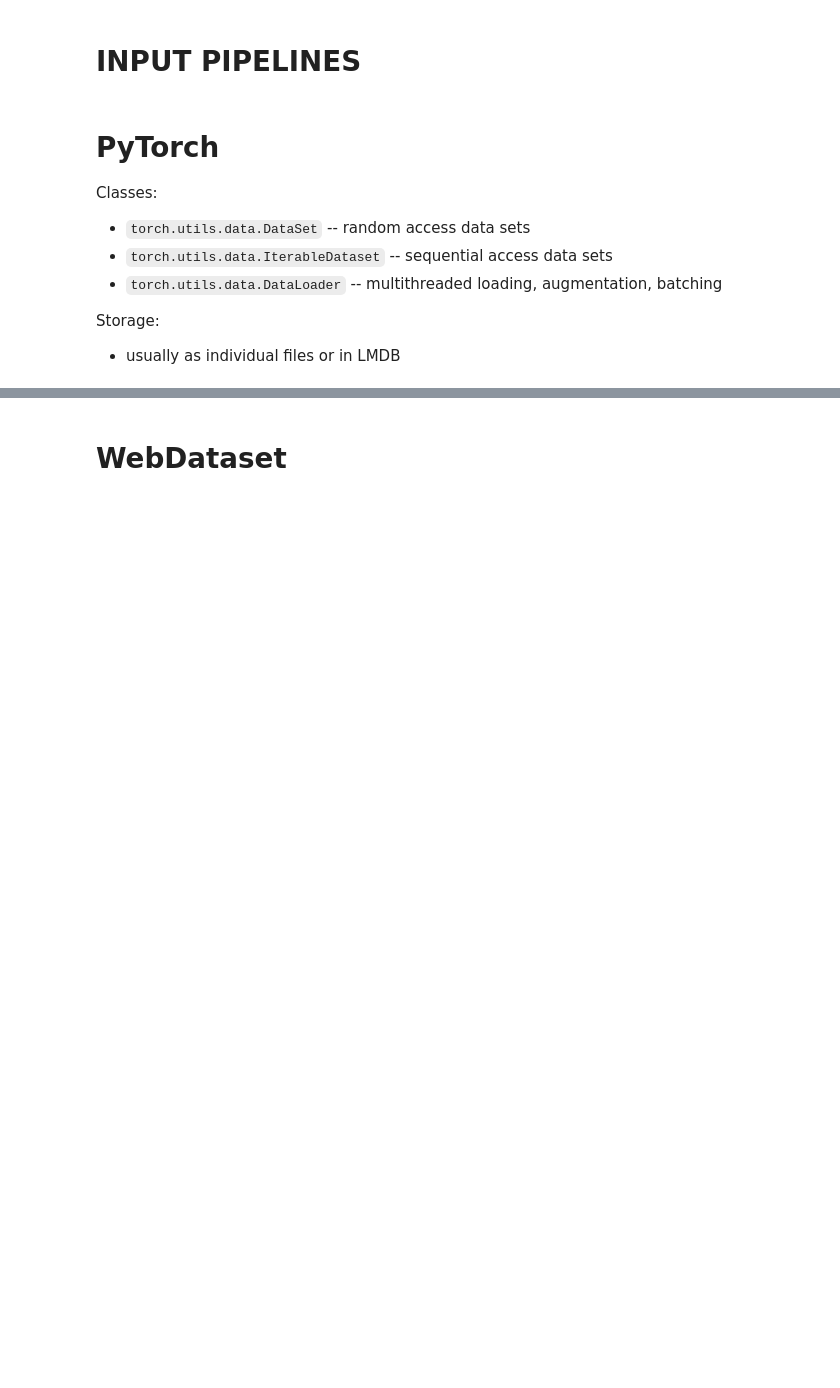
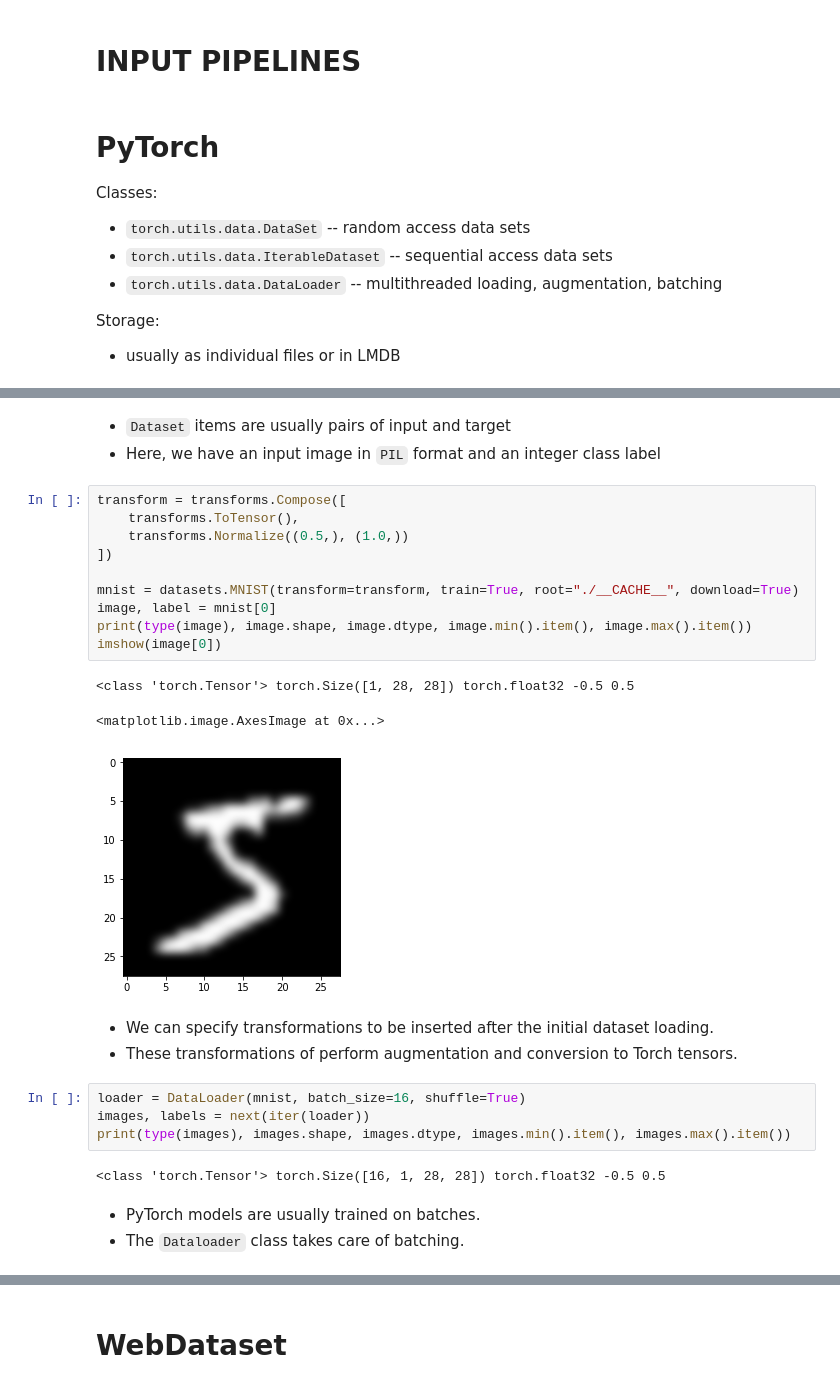
Before and after one commit to tmbdev-tutorials/icdar2019-tutorial, a Jupyter notebook: 26-webdataset.ipynb, the cells around one changed output, grey strips where cells are left out. Drawn from its saved outputs; the diff is of its cells as text; blank space fills up the shorter version.

```diff
--- a/26-webdataset.ipynb
+++ b/26-webdataset.ipynb
@@ -51,0 +48,29 @@ Want to recreate these aspects but...
+# %% [markdown]
+- `Dataset` items are usually pairs of input and target
+- Here, we have an input image in `PIL` format and an integer class label
+# %%
+transform = transforms.Compose([
+    transforms.ToTensor(),
+    transforms.Normalize((0.5,), (1.0,))
+])
+
+mnist = datasets.MNIST(transform=transform, train=True, root="./__CACHE__", download=True)
+image, label = mnist[0]
+print(type(image), image.shape, image.dtype, image.min().item(), image.max().item())
+imshow(image[0])
+# %% [output]
+<class 'torch.Tensor'> torch.Size([1, 28, 28]) torch.float32 -0.5 0.5
+<matplotlib.image.AxesImage at 0x...>
+[figure, added]
+# %% [markdown]
+- We can specify transformations to be inserted after the initial dataset loading.
+- These transformations of perform augmentation and conversion to Torch tensors.
+# %%
+loader = DataLoader(mnist, batch_size=16, shuffle=True)
+images, labels = next(iter(loader))
+print(type(images), images.shape, images.dtype, images.min().item(), images.max().item())
+# %% [output]
+<class 'torch.Tensor'> torch.Size([16, 1, 28, 28]) torch.float32 -0.5 0.5
+# %% [markdown]
+- PyTorch models are usually trained on batches.
+- The `Dataloader` class takes care of batching.
```
Also changed, not shown: parts of 74 cells of this notebook.
